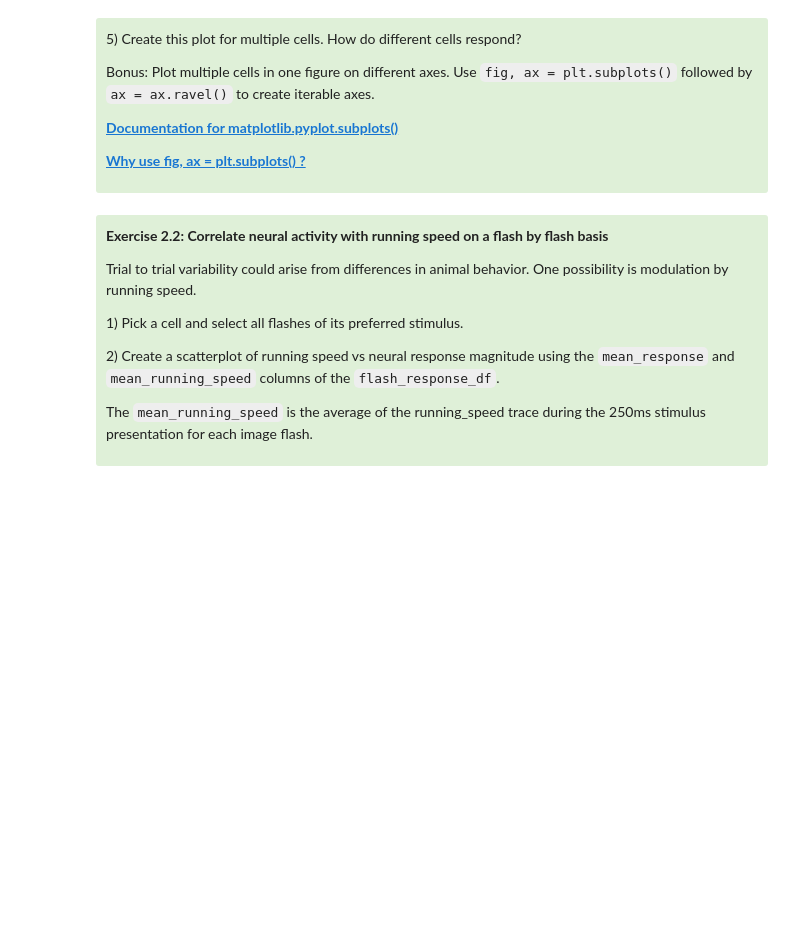
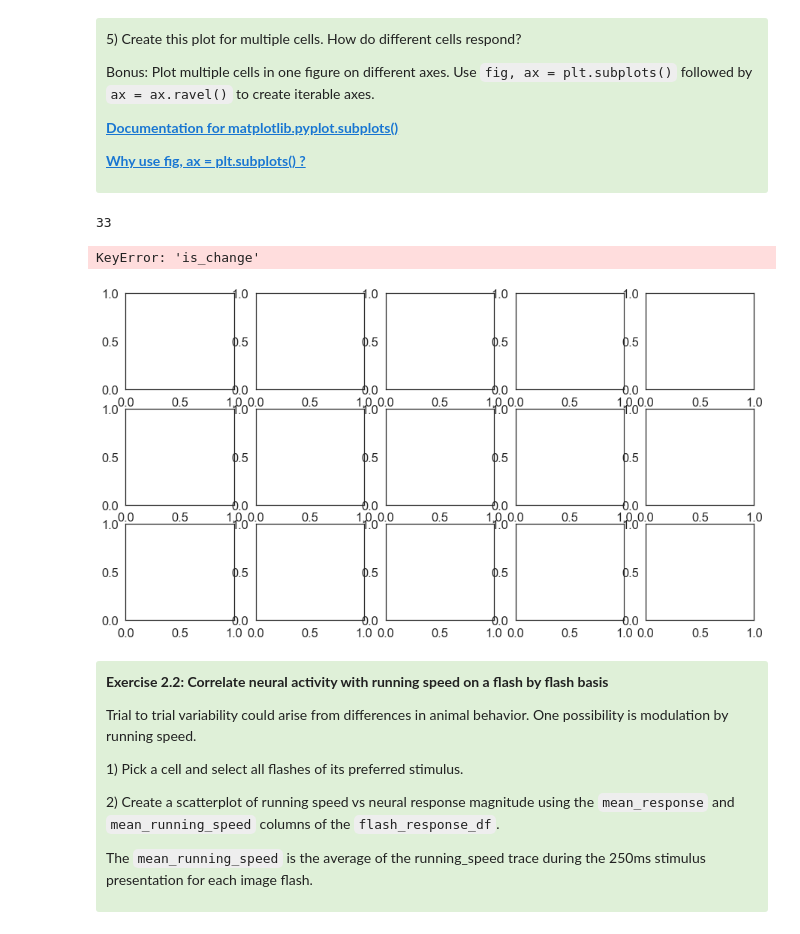
Before and after one commit to AllenInstitute/swdb_2021, a Jupyter notebook: DynamicBrain/solutions/VisualBehavior_Exercises_Solutions.ipynb, the cells around one changed output. Cells and saved outputs as stored; diff of their text form; code cells hidden in the pictures; blank space fills up the shorter version.

```diff
--- a/DynamicBrain/solutions/VisualBehavior_Exercises_Solutions.ipynb
+++ b/DynamicBrain/solutions/VisualBehavior_Exercises_Solutions.ipynb
@@ -556,21 +555,36 @@ Bonus: Plot multiple cells in one figure on different axes. Use <code>fig, ax =
  __[Why use fig, ax = plt.subplots() ? ](https://stackoverflow.com/questions/34162443/why-do-many-examples-use-fig-ax-plt-subplots-in-matplotlib-pyplot-python )__
 
 </div>
+# %%
+len(cell_specimen_ids)
+# %% [output]
+33
 # %%
 # plot for 15 cells
-cell_specimen_ids = fr.cell_specimen_id.unique()
+cell_specimen_ids = stimulus_response_df['cell_specimen_id'].unique()
 fig, ax = plt.subplots(3,5, figsize=(15,8))
 ax = ax.ravel()
-for i,cell_specimen_id in enumerate(cell_specimen_ids[:15]):
-    pref_stim_flashes = fr[(fr.cell_specimen_id==cell_specimen_id)&(fr.pref_stim==True)]
-    time_seconds = fr.iloc[0].dff_trace_timestamps  - fr.iloc[0].start_time
-    for trace in pref_stim_flashes.dff_trace.values:
+if len(cell_specimen_ids) >=15:
+    max_subplots = 15
+else:
+    max_subplots = len(cell_specimen_ids)
+
+for i,cell_specimen_id in enumerate(cell_specimen_ids[:max_subplots]):
+    stimulus_response_df_sel = stimulus_response_df[(stimulus_response_df['cell_specimen_id']==cell_specimen_id) &
+                                             (stimulus_response_df['is_change']==True)] # this line is redundant if you set event_type='changes'
+    time_seconds = stimulus_response_df_sel.iloc[0]['trace_timestamps']
+    mean_trace = np.mean(stimulus_response_df_sel['trace'].values)
+
+    for trace in stimulus_response_df_sel['trace'].values:
         ax[i].plot(time_seconds, trace, color='gray')
     ax[i].set_xlabel('time (sec)')
     ax[i].set_ylabel('dF/F')
-    mean_trace = np.mean(pref_stim_flashes.dff_trace.values)
+
     ax[i].plot(time_seconds, mean_trace, color='b')
 fig.tight_layout()
+# %% [output]
+KeyError: 'is_change'
+[figure, added]
 # %% [markdown]
 <div style="background: #DFF0D8; border-radius: 3px; padding: 10px;">
 <p><b>Exercise 2.2: Correlate neural activity with running speed on a flash by flash basis</b>
```
Also changed, not shown: parts of 2 cells of this notebook.
